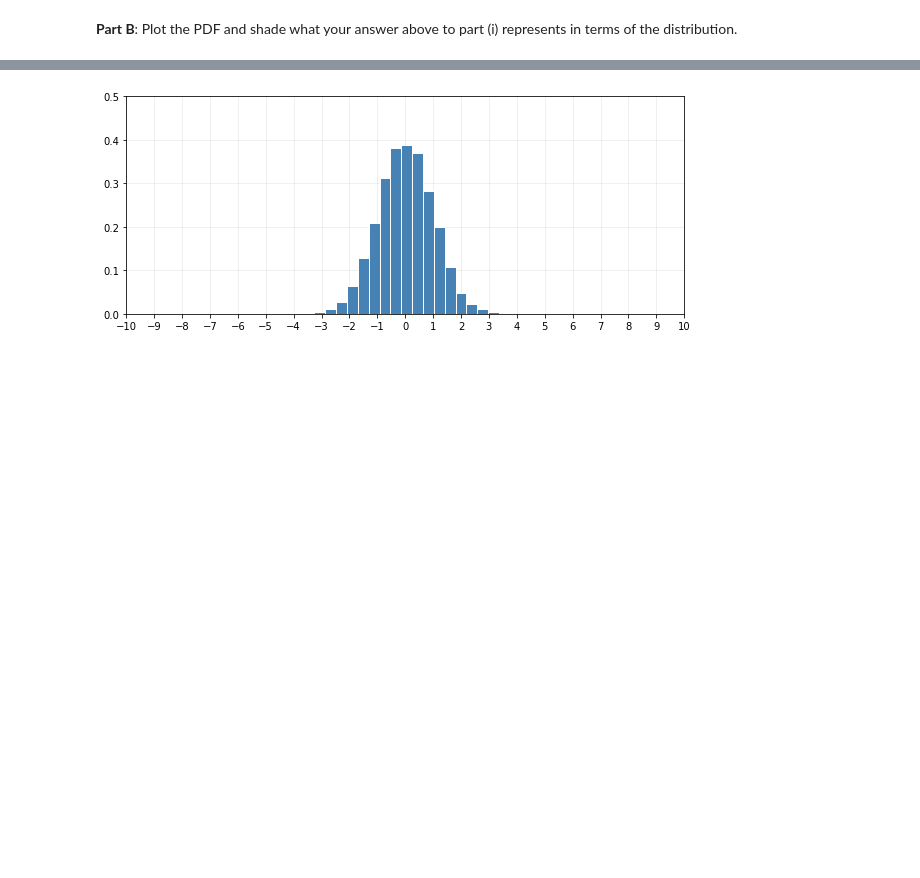
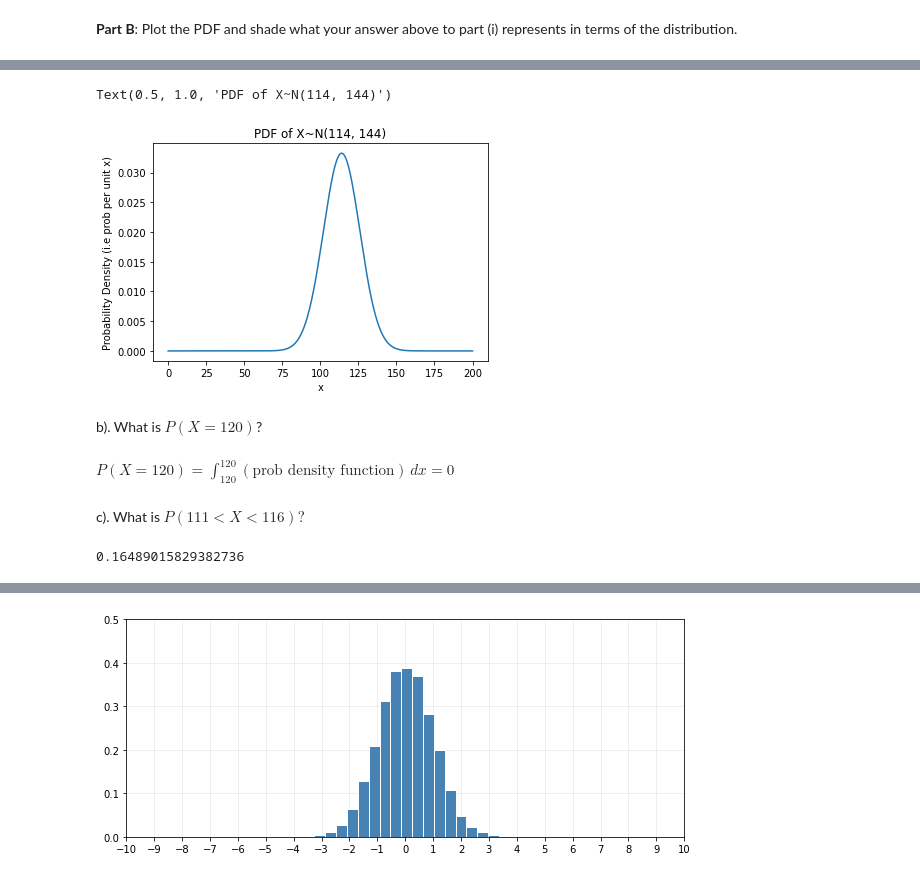
Before and after one commit to csci3022/sp24-student, a Jupyter notebook: lec/lec14/lec14_contRV.ipynb, the cells around one changed output, grey strips where cells are left out. Drawn from its saved outputs; the diff is of its cells as text; code cells hidden in the pictures; blank space fills up the shorter version.

```diff
--- a/lec/lec14/lec14_contRV.ipynb
+++ b/lec/lec14/lec14_contRV.ipynb
@@ -200,0 +208,27 @@ Text(0.5, 1.0, 'PDF of X~norm(2, 3)')
+# %%
+x = np.linspace(0, 200,1000)
+y = ...
+
+plt.plot(x, y)
+
+
+
+
+plt.xlabel("x")
+plt.ylabel("Probability Density (i.e prob per unit x)")
+
+#add title:
+plt.title("PDF of X~N(114, 144)")
+# %% [output]
+Text(0.5, 1.0, 'PDF of X~N(114, 144)')
+[figure, added]
+# %% [markdown]
+b).  What is $P(X=120)$?
+# %% [markdown]
+$P(X=120) = \int_{120}^{120} (\text{prob density function}) \,dx = 0$
+# %% [markdown]
+c).  What is $P(111<X<116)?$
+# %%
+stats.norm.cdf(116, 114, 12)-stats.norm.cdf(111,114,12)
+# %% [output]
+0.16489015829382736
```
Also changed, not shown: parts of 6 cells of this notebook.
